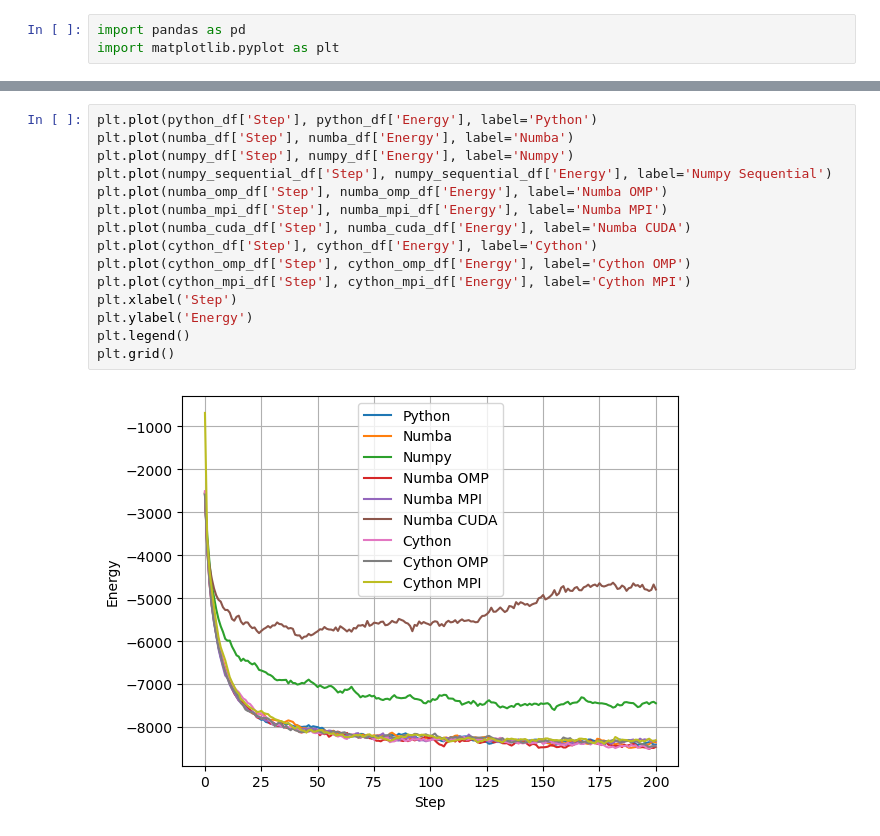
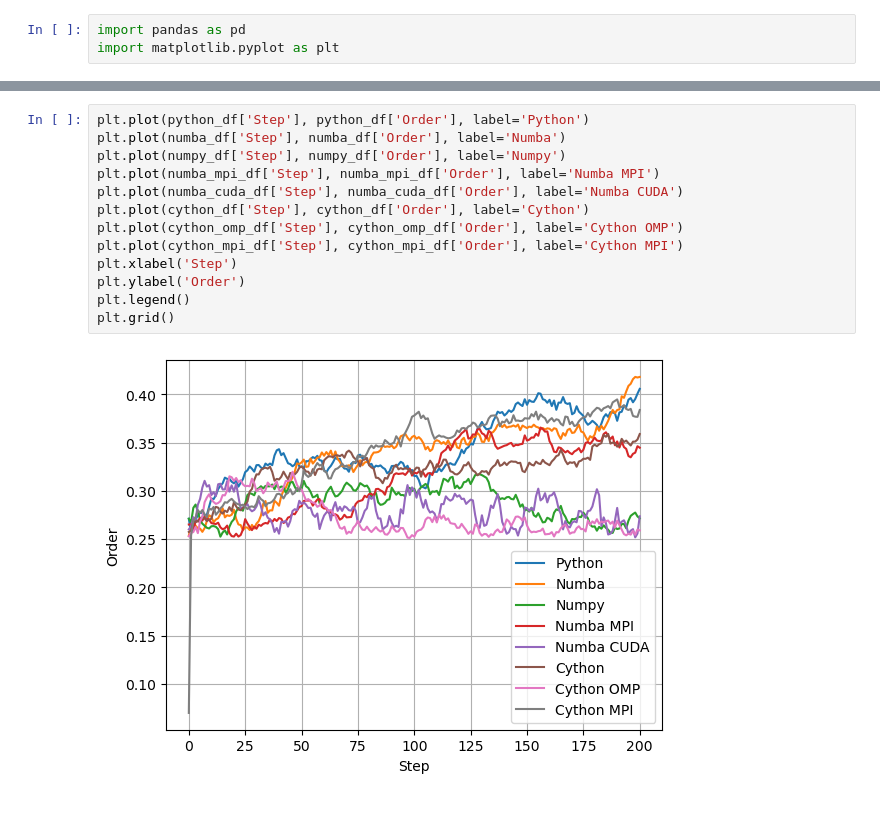
Before and after one commit to Lukelele/-Liquid-Crystals-Lebwohl-Lasher-Model, a Jupyter notebook: output/analysis.ipynb, the cells around one changed output, grey strips where cells are left out. Drawn from its saved outputs; the diff is of its cells as text.

```diff
--- a/output/analysis.ipynb
+++ b/output/analysis.ipynb
@@ -15,17 +30,15 @@ cython_mpi_df = pd.read_csv("cython_mpi.txt", sep='\s+', skiprows=9, names=['Ste
 # %%
-plt.plot(python_df['Step'], python_df['Energy'], label='Python')
-plt.plot(numba_df['Step'], numba_df['Energy'], label='Numba')
-plt.plot(numpy_df['Step'], numpy_df['Energy'], label='Numpy')
-plt.plot(numpy_sequential_df['Step'], numpy_sequential_df['Energy'], label='Numpy Sequential')
-plt.plot(numba_omp_df['Step'], numba_omp_df['Energy'], label='Numba OMP')
-plt.plot(numba_mpi_df['Step'], numba_mpi_df['Energy'], label='Numba MPI')
-plt.plot(numba_cuda_df['Step'], numba_cuda_df['Energy'], label='Numba CUDA')
-plt.plot(cython_df['Step'], cython_df['Energy'], label='Cython')
-plt.plot(cython_omp_df['Step'], cython_omp_df['Energy'], label='Cython OMP')
-plt.plot(cython_mpi_df['Step'], cython_mpi_df['Energy'], label='Cython MPI')
+plt.plot(python_df['Step'], python_df['Order'], label='Python')
+plt.plot(numba_df['Step'], numba_df['Order'], label='Numba')
+plt.plot(numpy_df['Step'], numpy_df['Order'], label='Numpy')
+plt.plot(numba_mpi_df['Step'], numba_mpi_df['Order'], label='Numba MPI')
+plt.plot(numba_cuda_df['Step'], numba_cuda_df['Order'], label='Numba CUDA')
+plt.plot(cython_df['Step'], cython_df['Order'], label='Cython')
+plt.plot(cython_omp_df['Step'], cython_omp_df['Order'], label='Cython OMP')
+plt.plot(cython_mpi_df['Step'], cython_mpi_df['Order'], label='Cython MPI')
 plt.xlabel('Step')
-plt.ylabel('Energy')
+plt.ylabel('Order')
 plt.legend()
 plt.grid()
 # %% [output]
-[figure, old version]
+[figure, new version]
```
Also changed, not shown: parts of 3 cells of this notebook, 34 other files.
